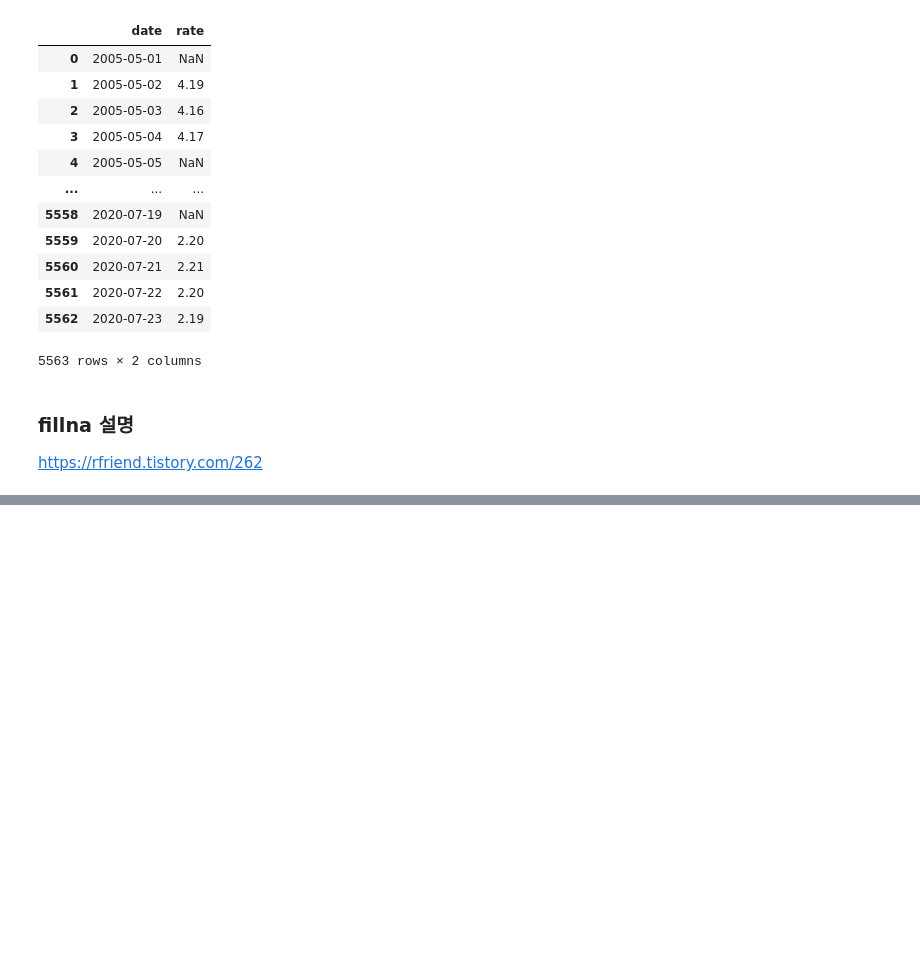
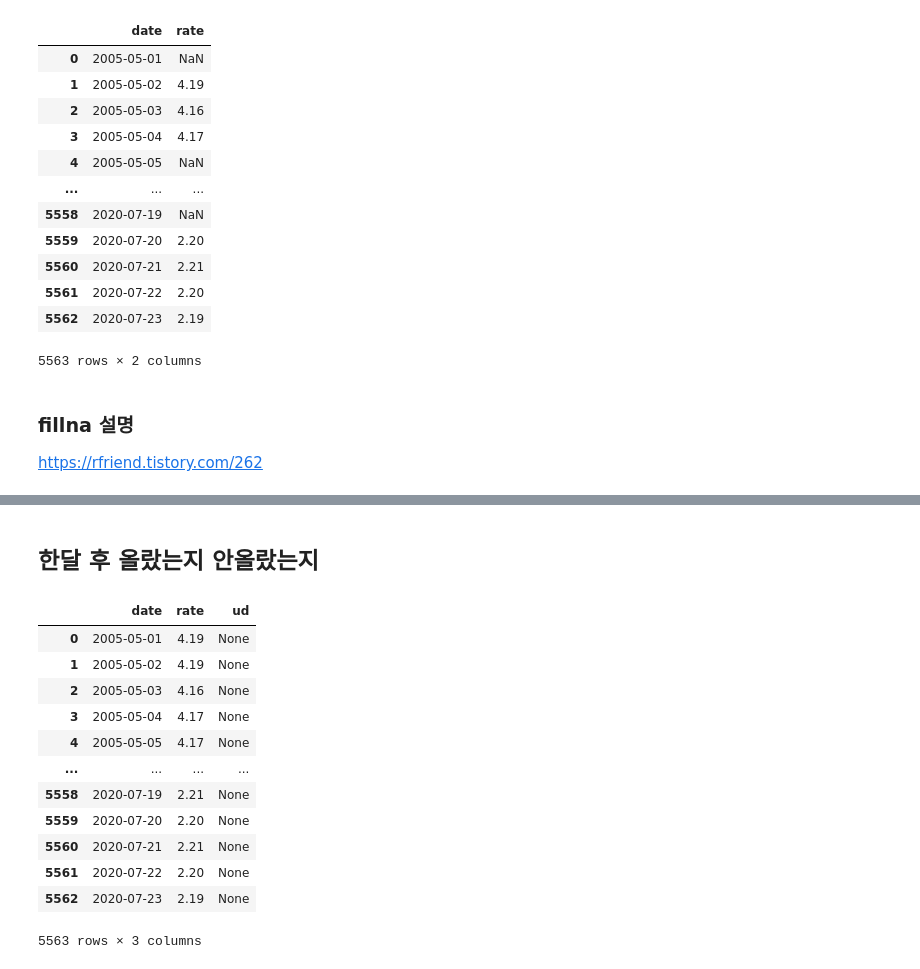
Before and after one commit to dohyun-kim92/TIL, a Jupyter notebook: 결측값_전처리_ing.ipynb, the cells around one changed output, grey strips where cells are left out. Saved outputs shown, nothing was run; the diff lists cells and outputs as text; code cells hidden in the pictures; blank space fills up the shorter version.

```diff
--- a/결측값_전처리_ing.ipynb
+++ b/결측값_전처리_ing.ipynb
@@ -76,13 +87,13 @@ Timestamp('2005-05-04 00:00:00')
 #### 날짜생성
 # %%
 # 날짜 생성 코드
-df = pd.DataFrame(
+date_only = pd.DataFrame(
     {
 #    'date': pd.Series(pd.date_range('2005-05-01 00:00', periods=5563, freq='D')  위아래 같은 값나오는 코드
     'date': pd.Series(pd.date_range(start = '2005-05-01', end = '2020-07-23'))
     })             # 주의할 것은 series 뒤에 pd.period_range 써주면 데이터 타입이 period라 오류 날 수 있으므로 date_range 사용할것
-df.dtypes
-df
+date_only.dtypes
+date_only
 # %% [output]
 |  | date |
 | 0 | 2005-05-01 |
@@ -120,10 +131,10 @@ dtype: object
 # %% [markdown]
 #### merge 사용
 # %%
-new_df = df.merge(cb , on = 'date', how = 'left')   # df 자리에쓴게 기준점임.. 이걸기준으로 how 어떤조인할지
-# ※주의 new_df = cd.merge(df , on = 'date', how = 'right') 처럼 cd와 df 자리바꾸고 right로 바꾸면 안됨 !! merge 앞에 쓰는게 기준점임
-new_df[1:30]
-new_df
+cb_all = date_only.merge(cb , on = 'date', how = 'left')   # cb_all 자리에쓴게 기준점임.. 이걸기준으로 how 어떤조인할지
+# ※주의 cb_all = cd.merge(cb_all , on = 'date', how = 'right') 처럼 cd와 cb_all 자리바꾸고 right로 바꾸면 안됨 !! merge 앞에 쓰는게 기준점임
+cb_all[1:30]
+cb_all
 # %% [output]
 |  | date | rate |
 | 0 | 2005-05-01 | NaN |
@@ -162,0 +155,25 @@ pandas._libs.tslibs.period.Period
+# %%
+cb_all = cb_all.fillna(method = "ffill") # 빈값은 전날값으로 채움
+cb_all = cb_all.fillna(method = "bfill") # 5월 1일 전날값이 없으므로 다음날값으로 채움
+# %% [markdown]
+## 한달 후 올랐는지 안올랐는지
+# %%
+cb_all['new_date'] = 0
+cb_all
+cb_all.drop('new_date', axis=1, inplace = True) #  ★★★★★★★★★★★★컬럼삭제
+cb_all['ud'] = None
+cb_all
+# %% [output]
+|  | date | rate | ud |
+| 0 | 2005-05-01 | 4.19 | None |
+| 1 | 2005-05-02 | 4.19 | None |
+| 2 | 2005-05-03 | 4.16 | None |
+| 3 | 2005-05-04 | 4.17 | None |
+| 4 | 2005-05-05 | 4.17 | None |
+| ... | ... | ... | ... |
+| 5558 | 2020-07-19 | 2.21 | None |
+| 5559 | 2020-07-20 | 2.20 | None |
+| 5560 | 2020-07-21 | 2.21 | None |
+| 5561 | 2020-07-22 | 2.20 | None |
+| 5562 | 2020-07-23 | 2.19 | None |
+5563 rows × 3 columns
```
Also changed, not shown: parts of 10 cells of this notebook.
